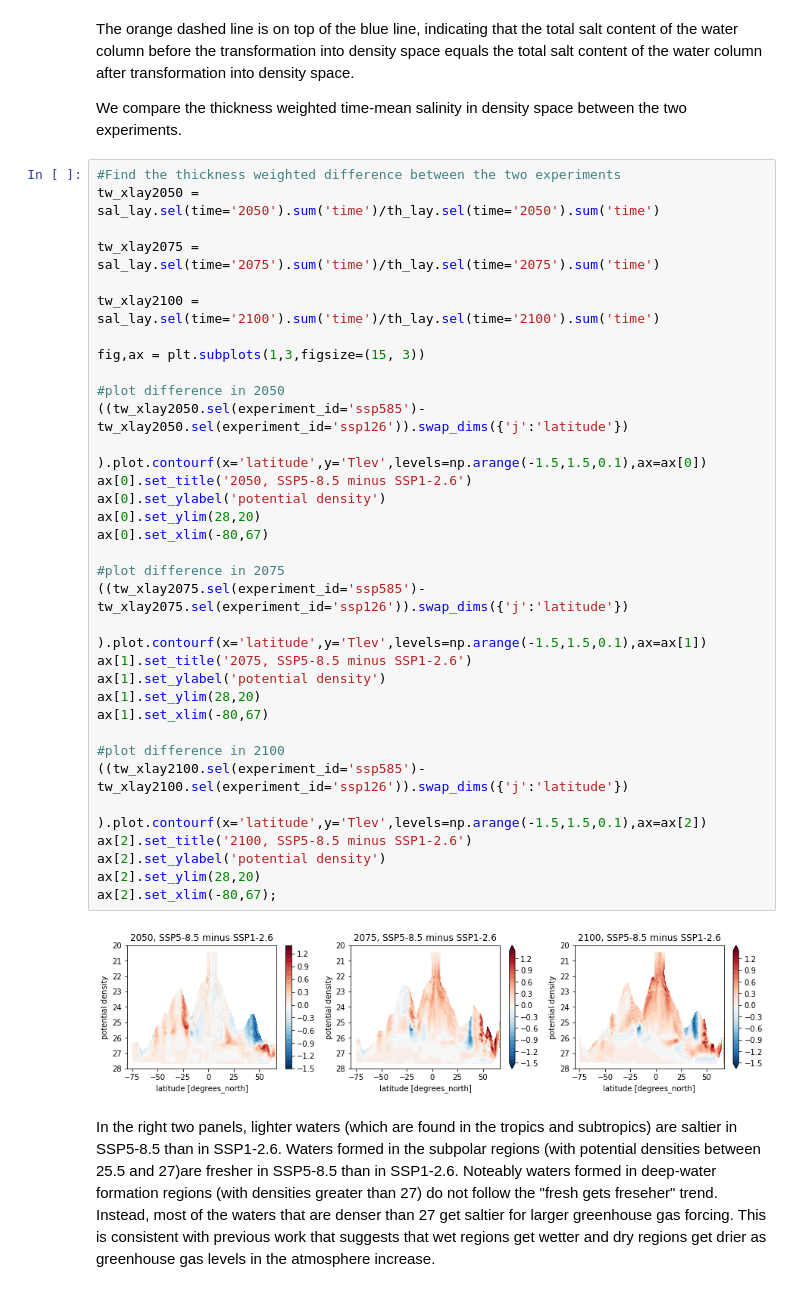
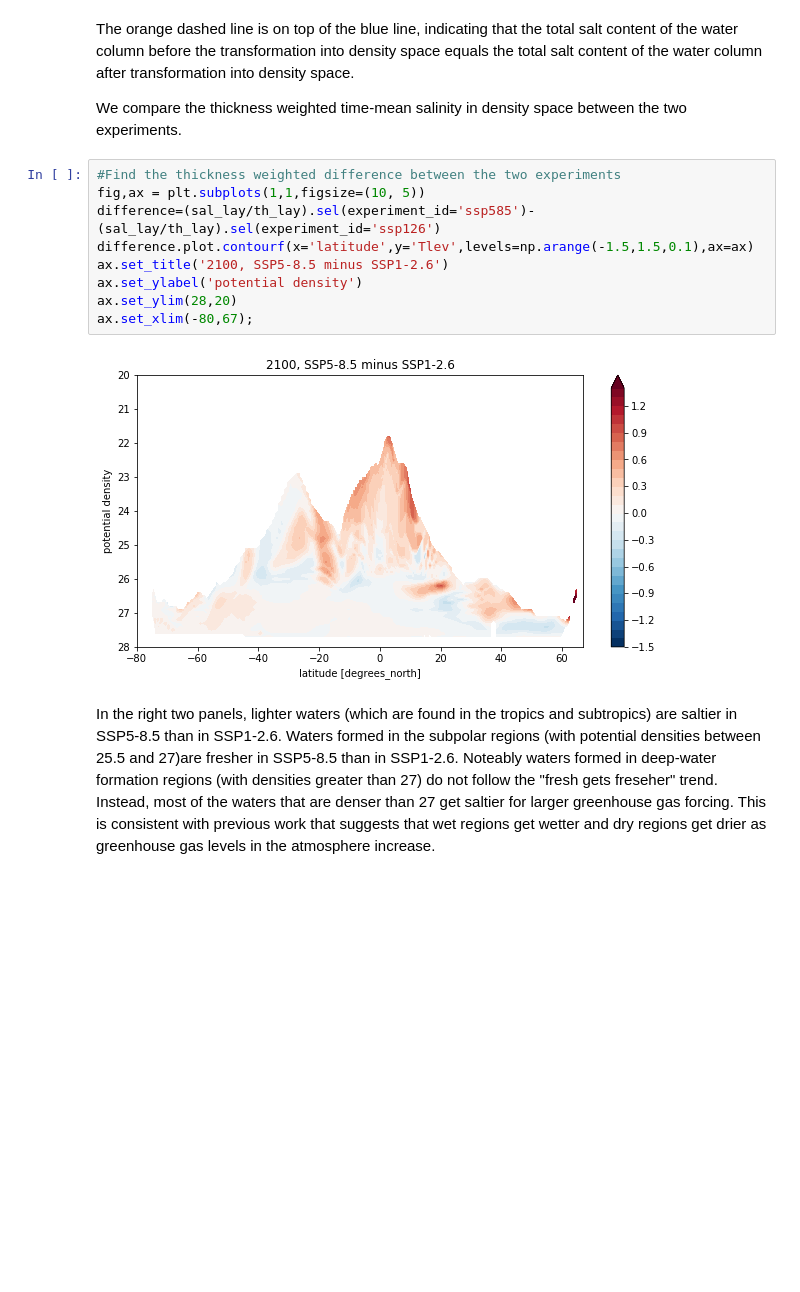
Before and after one commit to cspencerjones/vertical_regridding, a Jupyter notebook: xarrayutils_xlayers.ipynb, the cells around one changed output. Saved outputs shown, nothing was run; the diff lists cells and outputs as text; blank space fills up the shorter version.

```diff
--- a/xarrayutils_xlayers.ipynb
+++ b/xarrayutils_xlayers.ipynb
@@ -462,40 +375,16 @@ plt.title('Depth-integrated salinity of the water column');
 The orange dashed line is on top of the blue line, indicating that the total salt content of the water column before the transformation into density space equals the total salt content of the water column after transformation into density space.
 
 We compare the thickness weighted time-mean salinity in density space between the two experiments.
-# %%
-#Find the thickness weighted difference between the two experiments
-tw_xlay2050 = sal_lay.sel(time='2050').sum('time')/th_lay.sel(time='2050').sum('time')
-
-tw_xlay2075 = sal_lay.sel(time='2075').sum('time')/th_lay.sel(time='2075').sum('time')
-
-tw_xlay2100 = sal_lay.sel(time='2100').sum('time')/th_lay.sel(time='2100').sum('time')
-
-fig,ax = plt.subplots(1,3,figsize=(15, 3))
-
-#plot difference in 2050
-((tw_xlay2050.sel(experiment_id='ssp585')-tw_xlay2050.sel(experiment_id='ssp126')).swap_dims({'j':'latitude'})
-                  ).plot.contourf(x='latitude',y='Tlev',levels=np.arange(-1.5,1.5,0.1),ax=ax[0])
-ax[0].set_title('2050, SSP5-8.5 minus SSP1-2.6')
-ax[0].set_ylabel('potential density')
-ax[0].set_ylim(28,20)
-ax[0].set_xlim(-80,67)
-
-#plot difference in 2075
-((tw_xlay2075.sel(experiment_id='ssp585')-tw_xlay2075.sel(experiment_id='ssp126')).swap_dims({'j':'latitude'})
-                 ).plot.contourf(x='latitude',y='Tlev',levels=np.arange(-1.5,1.5,0.1),ax=ax[1])
-ax[1].set_title('2075, SSP5-8.5 minus SSP1-2.6')
-ax[1].set_ylabel('potential density')
-ax[1].set_ylim(28,20)
-ax[1].set_xlim(-80,67)
-
-#plot difference in 2100
-((tw_xlay2100.sel(experiment_id='ssp585')-tw_xlay2100.sel(experiment_id='ssp126')).swap_dims({'j':'latitude'})
-                ).plot.contourf(x='latitude',y='Tlev',levels=np.arange(-1.5,1.5,0.1),ax=ax[2])
-ax[2].set_title('2100, SSP5-8.5 minus SSP1-2.6')
-ax[2].set_ylabel('potential density')
-ax[2].set_ylim(28,20)
-ax[2].set_xlim(-80,67);
-# %% [output]
-[figure, removed]
+# %%
+#Find the thickness weighted difference between the two experiments
+fig,ax = plt.subplots(1,1,figsize=(10, 5))
+difference=(sal_lay/th_lay).sel(experiment_id='ssp585')-(sal_lay/th_lay).sel(experiment_id='ssp126')
+difference.plot.contourf(x='latitude',y='Tlev',levels=np.arange(-1.5,1.5,0.1),ax=ax)
+ax.set_title('2100, SSP5-8.5 minus SSP1-2.6')
+ax.set_ylabel('potential density')
+ax.set_ylim(28,20)
+ax.set_xlim(-80,67);
+# %% [output]
+[figure, added]
 # %% [markdown]
 In the right two panels, lighter waters (which are found in the tropics and subtropics) are saltier in SSP5-8.5 than in SSP1-2.6. Waters formed in the subpolar regions (with potential densities between 25.5 and 27)are fresher in SSP5-8.5 than in SSP1-2.6. Noteably waters formed in deep-water formation regions (with densities greater than 27) do not follow the "fresh gets freseher" trend. Instead, most of the waters that are denser than 27 get saltier for larger greenhouse gas forcing. This is consistent with previous work that suggests that wet regions get wetter and dry regions get drier as greenhouse gas levels in the atmosphere increase.
```
Also changed, not shown: parts of 34 cells of this notebook.
